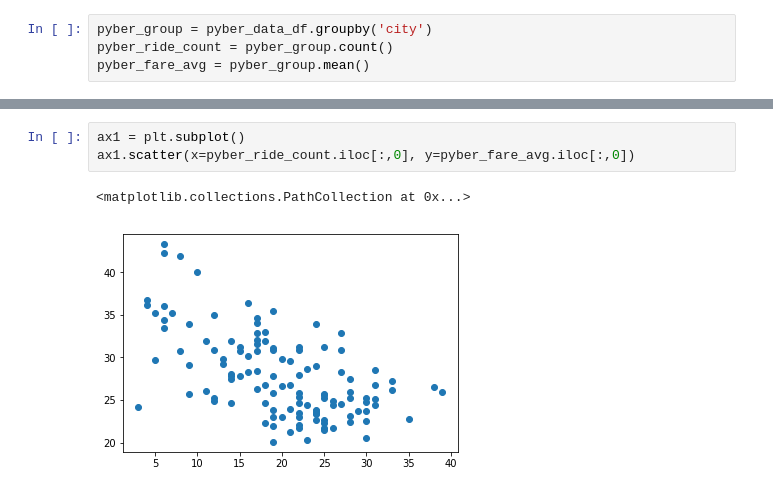
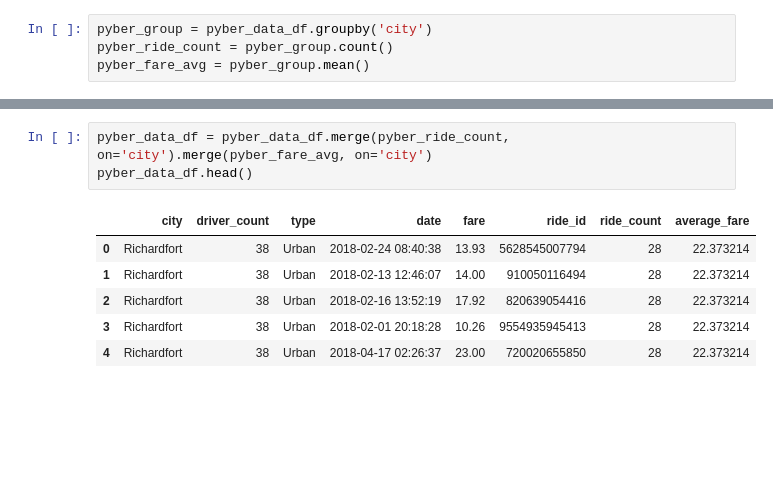
Before and after one commit to jgroth1/Plotting_data, a Jupyter notebook: Pyber/Pyber_analysis.ipynb, the cells around one changed output, grey strips where cells are left out. Saved outputs shown, nothing was run; the diff lists cells and outputs as text; blank space fills up the shorter version.

```diff
--- a/Pyber/Pyber_analysis.ipynb
+++ b/Pyber/Pyber_analysis.ipynb
@@ -87,6 +62,10 @@ pyber_fare_avg
-# %%
-ax1 = plt.subplot()
-ax1.scatter(x=pyber_ride_count.iloc[:,0], y=pyber_fare_avg.iloc[:,0])
-# %% [output]
-<matplotlib.collections.PathCollection at 0x...>
-[figure, removed]
+# %%
+pyber_data_df = pyber_data_df.merge(pyber_ride_count, on='city').merge(pyber_fare_avg, on='city')
+pyber_data_df.head()
+# %% [output]
+|  | city | driver_count | type | date | fare | ride_id | ride_count | average_fare |
+| 0 | Richardfort | 38 | Urban | 2018-02-24 08:40:38 | 13.93 | 5628545007794 | 28 | 22.373214 |
+| 1 | Richardfort | 38 | Urban | 2018-02-13 12:46:07 | 14.00 | 910050116494 | 28 | 22.373214 |
+| 2 | Richardfort | 38 | Urban | 2018-02-16 13:52:19 | 17.92 | 820639054416 | 28 | 22.373214 |
+| 3 | Richardfort | 38 | Urban | 2018-02-01 20:18:28 | 10.26 | 9554935945413 | 28 | 22.373214 |
+| 4 | Richardfort | 38 | Urban | 2018-04-17 02:26:37 | 23.00 | 720020655850 | 28 | 22.373214 |
```
Also changed, not shown: parts of 10 cells of this notebook, 4 other files.
